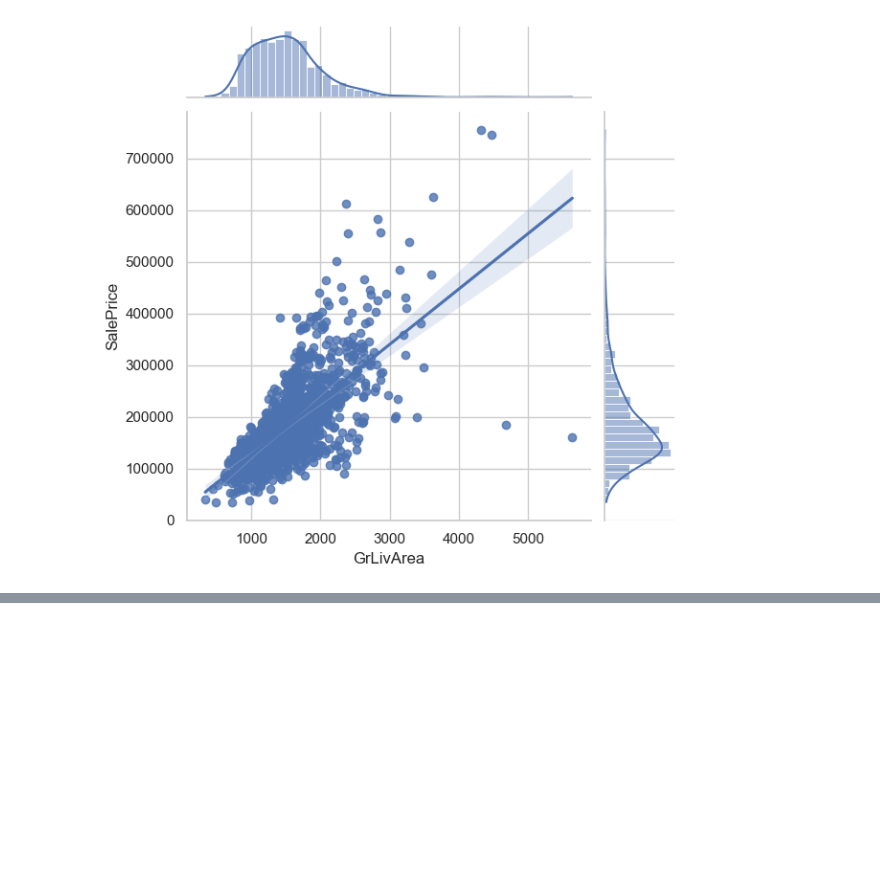
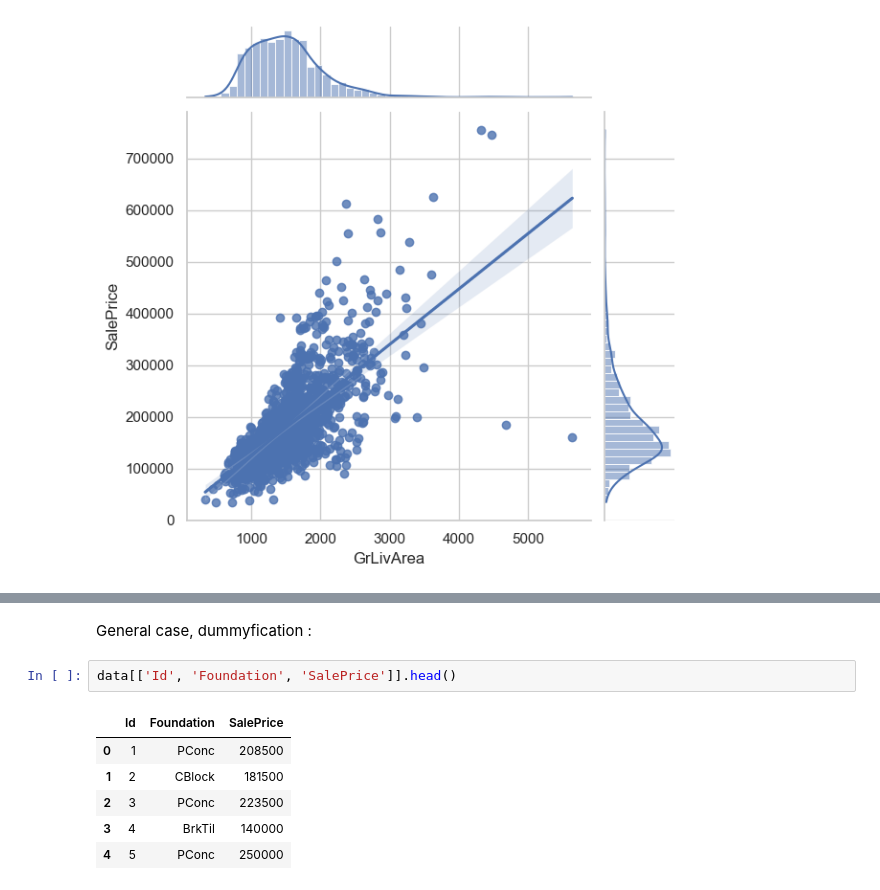
Before and after one commit to scoulet/EPISEN_TP_DATAMINING, a Jupyter notebook: notebook.ipynb, the cells around one changed output, grey strips where cells are left out. Cells and saved outputs as stored; diff of their text form; blank space fills up the shorter version.

```diff
--- a/notebook.ipynb
+++ b/notebook.ipynb
@@ -219,0 +257,11 @@ plt.show()
+# %% [markdown]
+General case, dummyfication :
+# %%
+data[['Id', 'Foundation', 'SalePrice']].head()
+# %% [output]
+|  | Id | Foundation | SalePrice |
+| 0 | 1 | PConc | 208500 |
+| 1 | 2 | CBlock | 181500 |
+| 2 | 3 | PConc | 223500 |
+| 3 | 4 | BrkTil | 140000 |
+| 4 | 5 | PConc | 250000 |
```
Also changed, not shown: parts of 10 cells of this notebook.
